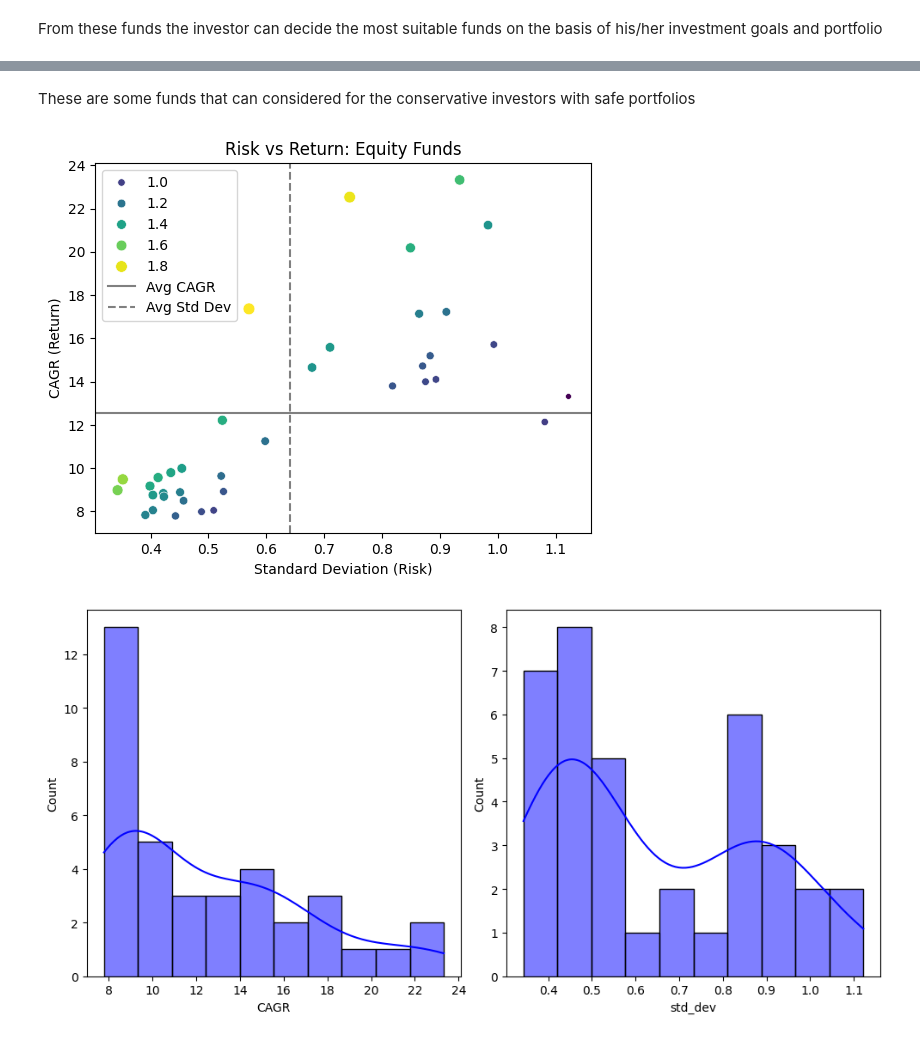
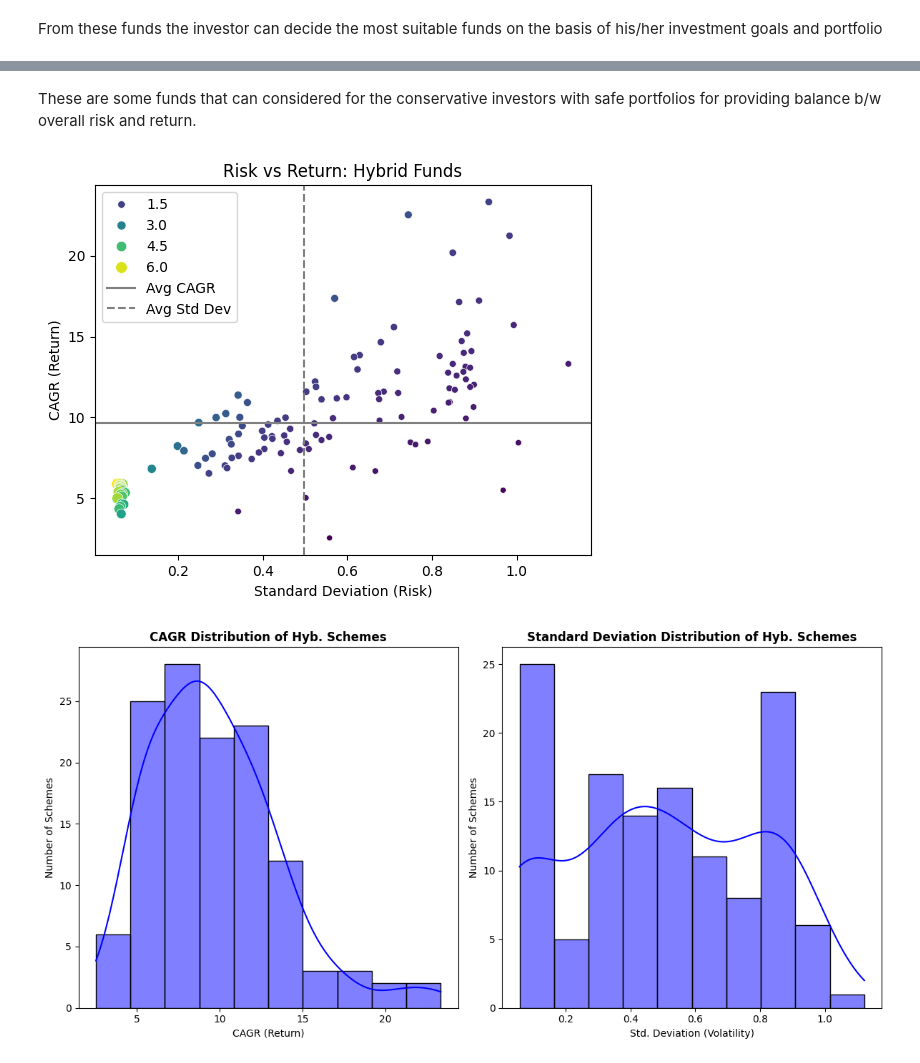
Before and after one commit to Arib-Mustafa/Mutual_Funds_DA_Project, a Jupyter notebook: 3_Hybrid_funds.ipynb, the cells around one changed output, grey strips where cells are left out. Cells and saved outputs as stored; diff of their text form; code cells hidden in the pictures.

```diff
--- a/3_Hybrid_funds.ipynb
+++ b/3_Hybrid_funds.ipynb
@@ -6,12 +8,10 @@ import matplotlib.pyplot as plt
 df_schemes = pd.read_excel('/Users/AribM/Desktop/Mutual Funds India-Data Analysis/processed_data.xlsx')
 # Filtering out Bad performing funds from the df and storing the rest in new df
 df_filtered = df_schemes[
-    (df_schemes['Estimated_Beta'].between(-5,5)) &   # Remove extremely volatile funds
-    (df_schemes['Sharpe_annual'] > 0) &               # Keep funds with positive Sharpe
-    (df_schemes['Sortino_Ratio'] > 0)                # Keep funds with decent risk-adjusted returns
+    ((df_schemes['Sharpe_annual'] > 0) &         # Keep funds with positive Sharpe
+      (df_schemes['Sortino_Ratio'] > 0))         # Keep funds with decent risk-adjusted returns
 ]
 df_hybrid = df_schemes[df_schemes['Scheme_Category'].str.contains("Hybrid",na=False)]
-df_hybrid = df_hybrid.drop(['Estimated_Beta','alpha'],axis=1) # Beta,Alpha not required for further analysis
 # %%
 # We have the same funds with different options like regular, direct, growth, idcw etc., and so filtering the option with best CAGR for analysis
 df_hybrid = df_hybrid.sort_values('CAGR', ascending=False).drop_duplicates(
@@ -57,5 +57,5 @@ df_hyb_2
 # %% [markdown]
-These are some funds that can considered for the conservative investors with safe portfolios
+These are some funds that can considered for the conservative investors with safe portfolios for providing balance b/w overall risk and return.
 # %%
 # Visualizing the Return Vs Volatility of Hybrid Schemes:
 sns.scatterplot(data=df_hybrid,x='std_dev',y='CAGR',size='Sharpe_annual',hue='Sharpe_annual',palette='viridis')
@@ -63,15 +63,25 @@ plt.axhline(df_hybrid['CAGR'].mean(), linestyle='solid', color='gray', label="Av
 plt.axvline(df_hybrid['std_dev'].mean(), linestyle='dashed', color='gray', label="Avg Std Dev")
 plt.xlabel("Standard Deviation (Risk)")
 plt.ylabel("CAGR (Return)")
-plt.title("Risk vs Return: Equity Funds")
+plt.title("Risk vs Return: Hybrid Funds")
 plt.legend()
 plt.show()
 # %% [output]
-[figure, old version]
+[figure, new version]
 # %%
-fig,ax = plt.subplots(1,2,figsize=(10,5))
-sns.histplot(data=df_hybrid['CAGR'],bins=10,kde=True,color='blue',ax=ax[0])
-sns.histplot(data=df_hybrid['std_dev'],bins=10,kde=True,color='blue',ax=ax[1])
+fig,ax = plt.subplots(1,2,figsize=(12,6))
+# Plotting both distributions on a single plot
+sns.histplot(data=df_hybrid['CAGR'],bins=10,kde=True,color='blue',ax=ax[0]) # Subplot 1
+sns.histplot(data=df_hybrid['std_dev'],bins=10,kde=True,color='blue',ax=ax[1]) # Subplot 2
+# Formatting SubPlot 1
+ax[0].set_title("CAGR Distribution of Hyb. Schemes",fontsize=12,fontweight='bold')
+ax[0].set_xlabel('CAGR (Return)',fontsize=10)
+ax[0].set_ylabel('Number of Schemes',fontsize=10)
+# Formatting Subplot 2
+ax[1].set_title("Standard Deviation Distribution of Hyb. Schemes",fontsize=12,fontweight='bold')
+ax[1].set_xlabel('Std. Deviation (Volatility)',fontsize=10)
+ax[1].set_ylabel('Number of Schemes',fontsize=10)
+
 fig.tight_layout()
 # %% [output]
-[figure, old version]
+[figure, new version]
```
Also changed, not shown: parts of 5 cells of this notebook, 6 other files.
